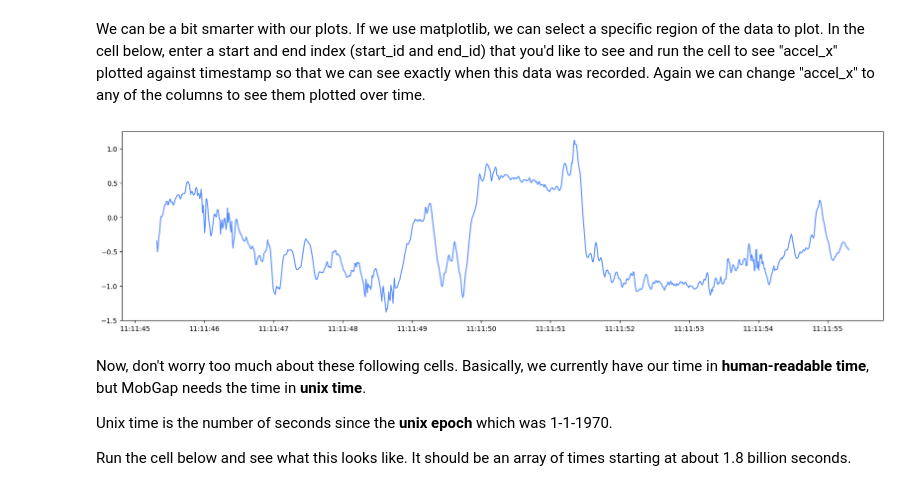
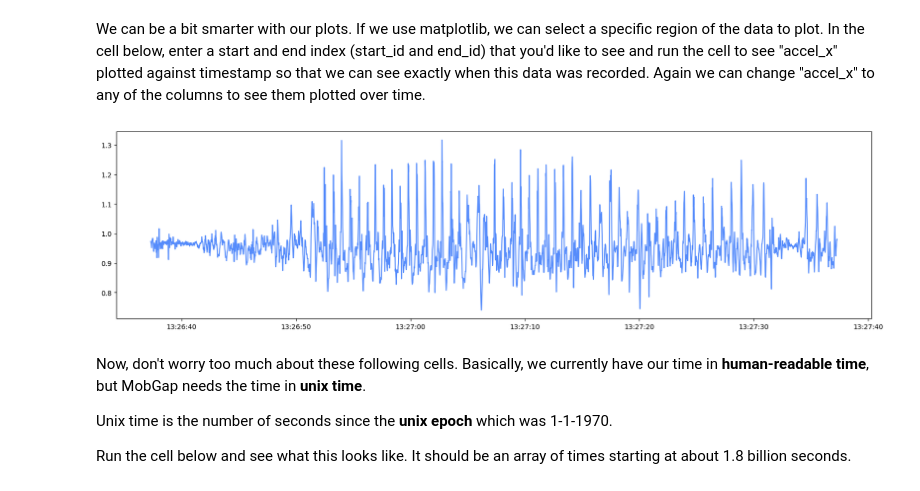
Before and after one commit to uos-mobgap/mobilise-d_mobgap_tutorial, a Jupyter notebook: MobGap_Tutorial.ipynb, the cells around one changed output. Saved outputs shown, nothing was run; the diff lists cells and outputs as text; code cells hidden in the pictures.

```diff
--- a/MobGap_Tutorial.ipynb
+++ b/MobGap_Tutorial.ipynb
@@ -73,16 +73,16 @@ We can be a bit smarter with our plots. If we use matplotlib, we can select a sp
 # %%
 import matplotlib.pyplot as plt    # we'll use matplotlib for this plot
 
-start_id = 0    # the first point we want to plot - feel free to change
-end_id = 1000   # the last point we want to plot - feel free to change
+start_id = 37000    # the first point we want to plot - feel free to change
+end_id = 43000   # the last point we want to plot - feel free to change
 
 samples_to_plot = samples.iloc[start_id:end_id] # here we make a copy of our table, but use iloc to get just the values from the start_id to the end_id
 
 plt.figure(figsize=(20, 5))                                   # first, we tell matplotlib how big the figure will be.
 plt.plot(samples_to_plot["timestamp"], samples_to_plot["accel_x"]) # next, we plot the x and y axes as columns from our table
 plt.show()                                                    # finally, we show the figure
 # %% [output]
-[figure, old version]
+[figure, new version]
 # %% [markdown]
 Now, don't worry too much about these following cells. Basically, we currently have our time in <b>human-readable time</b>, but MobGap needs the time in <b>unix time</b>.
 
```
Also changed, not shown: parts of 9 cells of this notebook.
